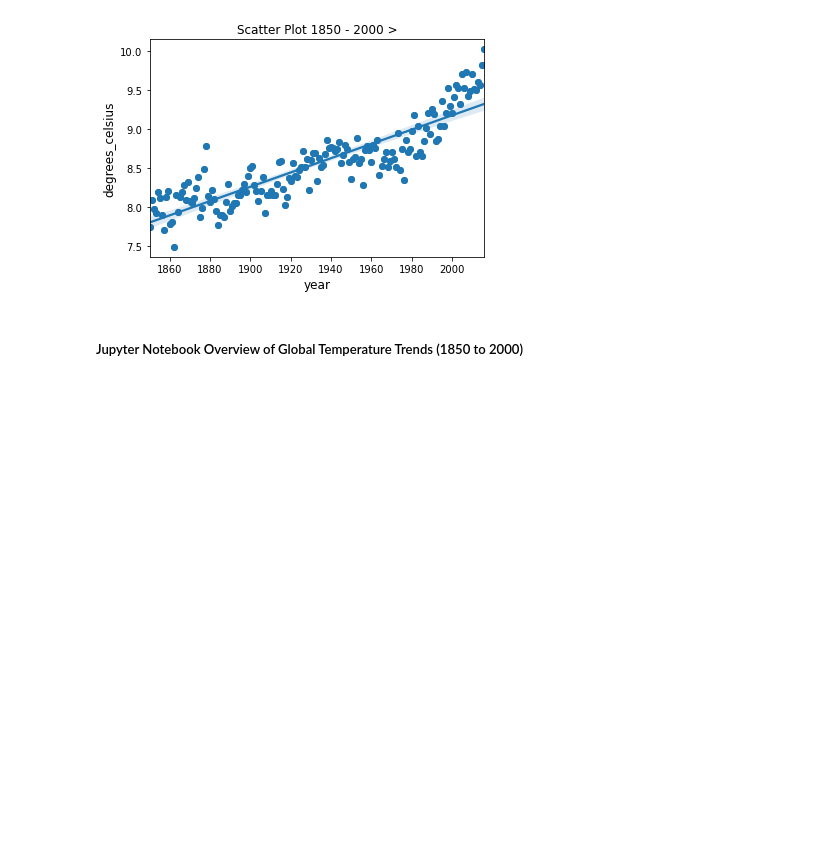
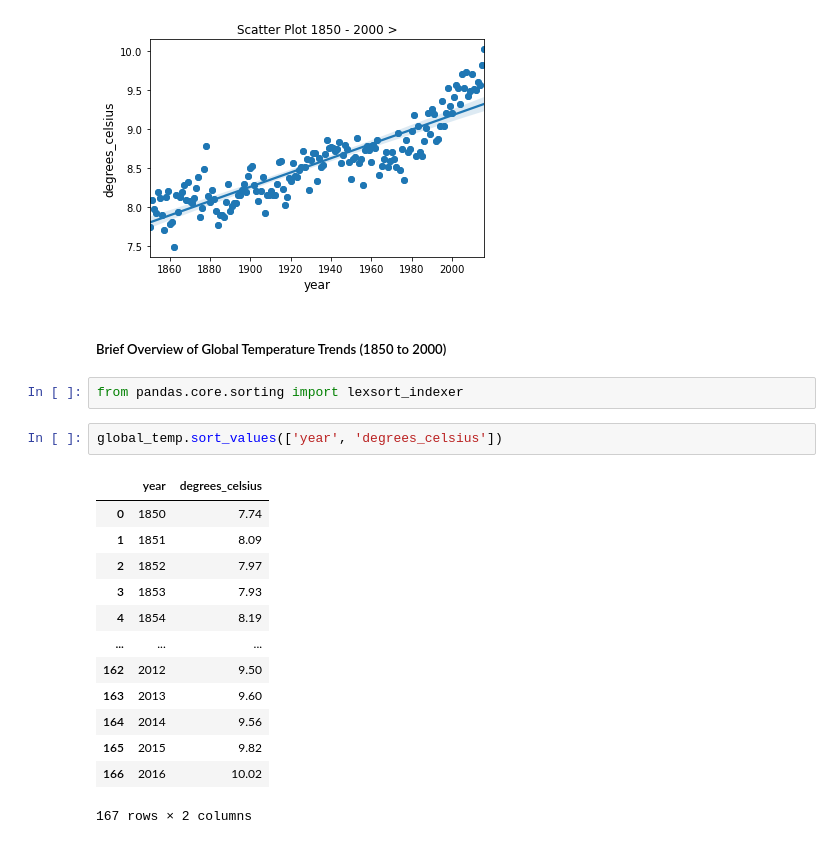
Before and after one commit to rajeski/GTT, a Jupyter notebook: Global_Temperature_Trends.ipynb, the cells around one changed output. Cells and saved outputs as stored; diff of their text form; blank space fills up the shorter version.

Commit message:
Uploaded Revised Jupyter Notebook
Added sorted temperature values section to this file.

```diff
--- a/Global_Temperature_Trends.ipynb
+++ b/Global_Temperature_Trends.ipynb
@@ -61,4 +61,22 @@ plt.show()
 # %% [output]
 [figure]
 # %% [markdown]
-##### Jupyter Notebook Overview of Global Temperature Trends (1850 to 2000)
+##### Brief Overview of Global Temperature Trends (1850 to 2000)
+# %%
+from pandas.core.sorting import lexsort_indexer
+# %%
+global_temp.sort_values(['year', 'degrees_celsius'])
+# %% [output]
+|  | year | degrees_celsius |
+| 0 | 1850 | 7.74 |
+| 1 | 1851 | 8.09 |
+| 2 | 1852 | 7.97 |
+| 3 | 1853 | 7.93 |
+| 4 | 1854 | 8.19 |
+| ... | ... | ... |
+| 162 | 2012 | 9.50 |
+| 163 | 2013 | 9.60 |
+| 164 | 2014 | 9.56 |
+| 165 | 2015 | 9.82 |
+| 166 | 2016 | 10.02 |
+167 rows × 2 columns
```
Also changed, not shown: parts of 1 cell of this notebook.
